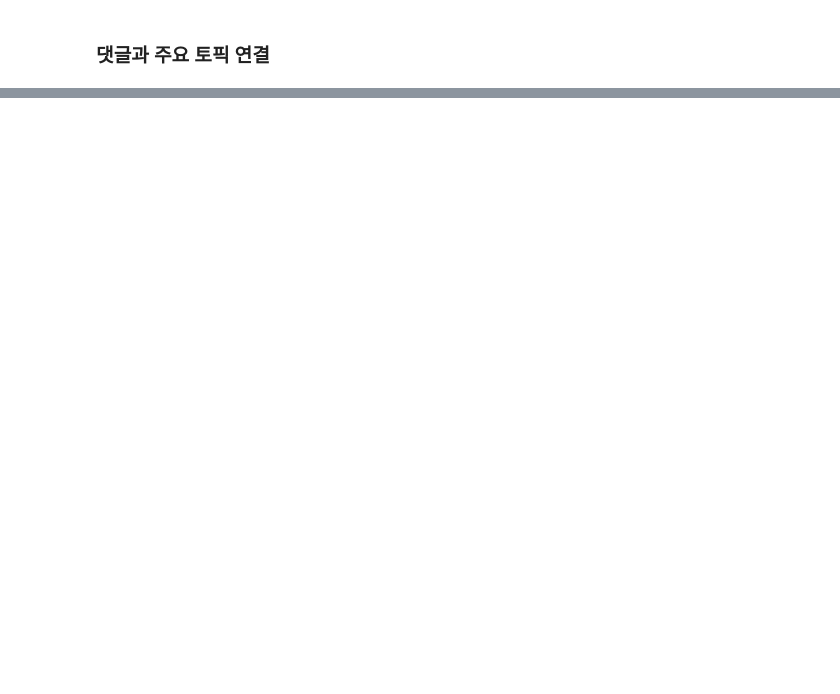
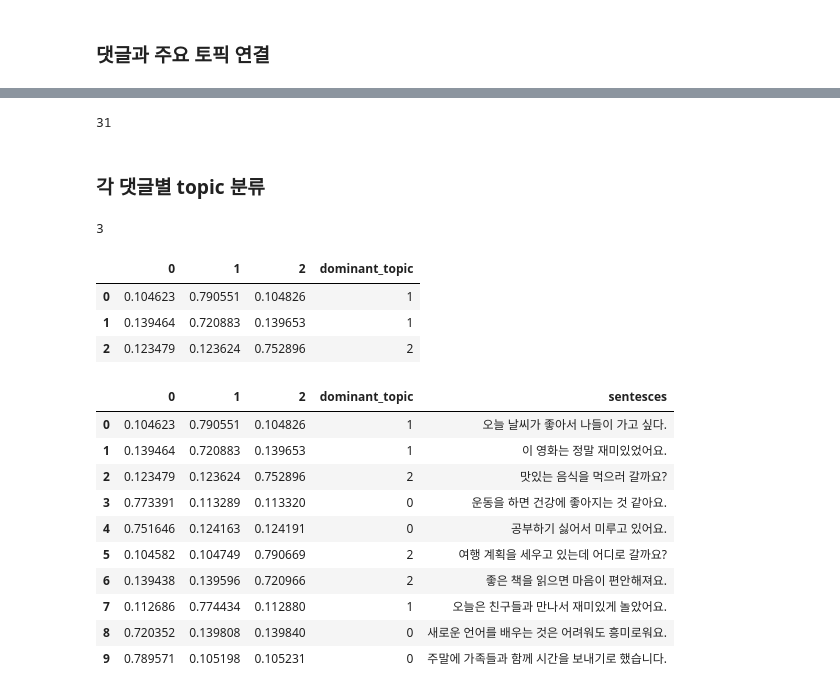
Before and after one commit to AKAVespaET3/study_data_analytics, a Jupyter notebook: codes/NLP/LDA_sklearn.ipynb, the cells around one changed output, grey strips where cells are left out. Cells and saved outputs as stored; diff of their text form; code cells hidden in the pictures; blank space fills up the shorter version.

```diff
--- a/codes/NLP/LDA_sklearn.ipynb
+++ b/codes/NLP/LDA_sklearn.ipynb
@@ -158,0 +200,41 @@ array([[0.16857425, 0.66320011, 0.16822564],
+# %%
+lda_model.components_
+len(lda_model.components_[0])
+# topics_list = lda_model.components_[0] #첫번째 토픽
+# %% [output]
+31
+# %% [markdown]
+### 각 댓글별 topic 분류
+# %%
+lda_model.n_components
+# %% [output]
+3
+# %%
+df_topics_score = pd.DataFrame(topics_output)
+# %%
+# 각 댓글마다 토픽 분류 지정
+import numpy as np
+dominant_in_topic = np.argmax(topics_output, axis = 1)
+# %%
+df_topics_score['dominant_topic'] = dominant_in_topic
+df_topics_score[:3]
+# %% [output]
+|  | 0 | 1 | 2 | dominant_topic |
+| 0 | 0.104623 | 0.790551 | 0.104826 | 1 |
+| 1 | 0.139464 | 0.720883 | 0.139653 | 1 |
+| 2 | 0.123479 | 0.123624 | 0.752896 | 2 |
+# %%
+df_topics_score['sentesces'] = sentences
+df_topics_score
+# %% [output]
+|  | 0 | 1 | 2 | dominant_topic | sentesces |
+| 0 | 0.104623 | 0.790551 | 0.104826 | 1 | 오늘 날씨가 좋아서 나들이 가고 싶다. |
+| 1 | 0.139464 | 0.720883 | 0.139653 | 1 | 이 영화는 정말 재미있었어요. |
+| 2 | 0.123479 | 0.123624 | 0.752896 | 2 | 맛있는 음식을 먹으러 갈까요? |
+| 3 | 0.773391 | 0.113289 | 0.113320 | 0 | 운동을 하면 건강에 좋아지는 것 같아요. |
+| 4 | 0.751646 | 0.124163 | 0.124191 | 0 | 공부하기 싫어서 미루고 있어요. |
+| 5 | 0.104582 | 0.104749 | 0.790669 | 2 | 여행 계획을 세우고 있는데 어디로 갈까요? |
+| 6 | 0.139438 | 0.139596 | 0.720966 | 2 | 좋은 책을 읽으면 마음이 편안해져요. |
+| 7 | 0.112686 | 0.774434 | 0.112880 | 1 | 오늘은 친구들과 만나서 재미있게 놀았어요. |
+| 8 | 0.720352 | 0.139808 | 0.139840 | 0 | 새로운 언어를 배우는 것은 어려워도 흥미로워요. |
+| 9 | 0.789571 | 0.105198 | 0.105231 | 0 | 주말에 가족들과 함께 시간을 보내기로 했습니다. |
```
Also changed, not shown: parts of 13 cells of this notebook, 2 other files.
